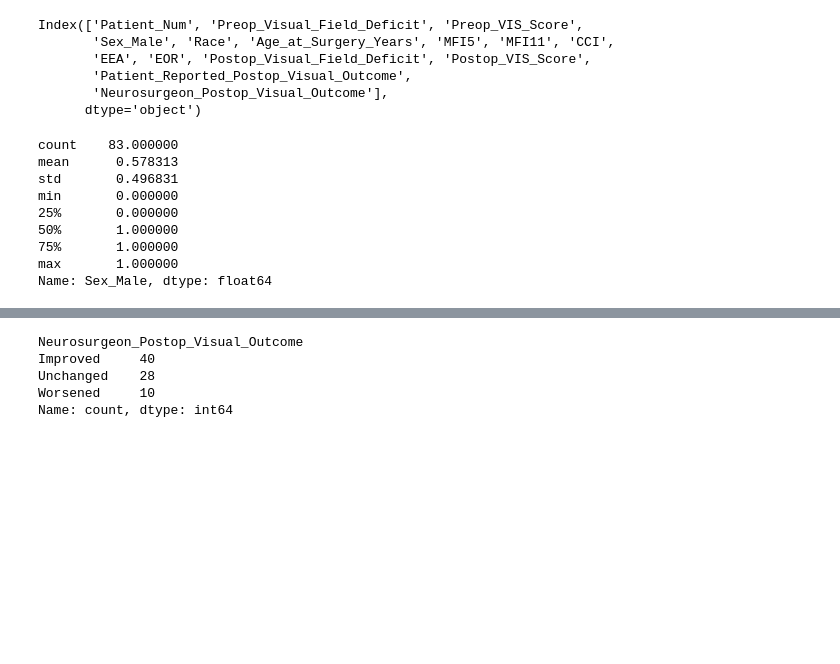
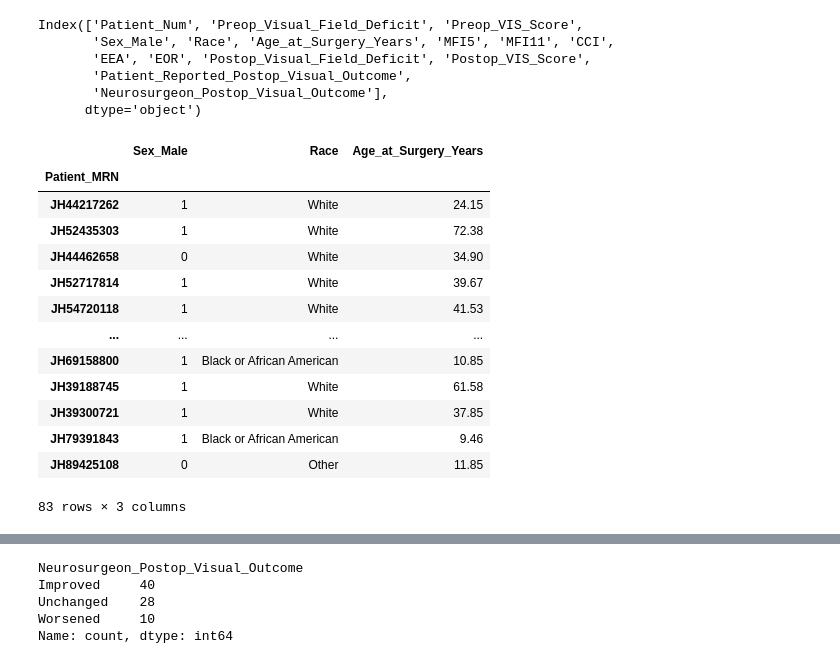
Before and after one commit to ygrepo/Craniopharyngiomas_Image_Segmentation, a Jupyter notebook: notebooks/vision_data.ipynb, the cells around one changed output, grey strips where cells are left out. Drawn from its saved outputs; the diff is of its cells as text; code cells hidden in the pictures; blank space fills up the shorter version.

```diff
--- a/notebooks/vision_data.ipynb
+++ b/notebooks/vision_data.ipynb
@@ -35,14 +35,19 @@ Index(['Patient_Num', 'Preop_Visual_Field_Deficit', 'Preop_VIS_Score',
        'Neurosurgeon_Postop_Visual_Outcome'],
       dtype='object')
 # %%
-df["Sex_Male"].describe()
+df[["Sex_Male", "Race", "Age_at_Surgery_Years"]]
 # %% [output]
+|  | Sex_Male | Race | Age_at_Surgery_Years |
+| Patient_MRN |  |  |  |
+| JH44217262 | 1 | White | 24.15 |
+| JH52435303 | 1 | White | 72.38 |
+| JH44462658 | 0 | White | 34.90 |
+| JH52717814 | 1 | White | 39.67 |
+| JH54720118 | 1 | White | 41.53 |
+| ... | ... | ... | ... |
+| JH69158800 | 1 | Black or African American | 10.85 |
+| JH39188745 | 1 | White | 61.58 |
+| JH39300721 | 1 | White | 37.85 |
+| JH79391843 | 1 | Black or African American | 9.46 |
+| JH89425108 | 0 | Other | 11.85 |
-count    83.000000
-mean      0.578313
-std       0.496831
-min       0.000000
-25%       0.000000
-50%       1.000000
-75%       1.000000
-max       1.000000
-Name: Sex_Male, dtype: float64
+83 rows × 3 columns
```
Also changed, not shown: parts of 4 cells of this notebook.
